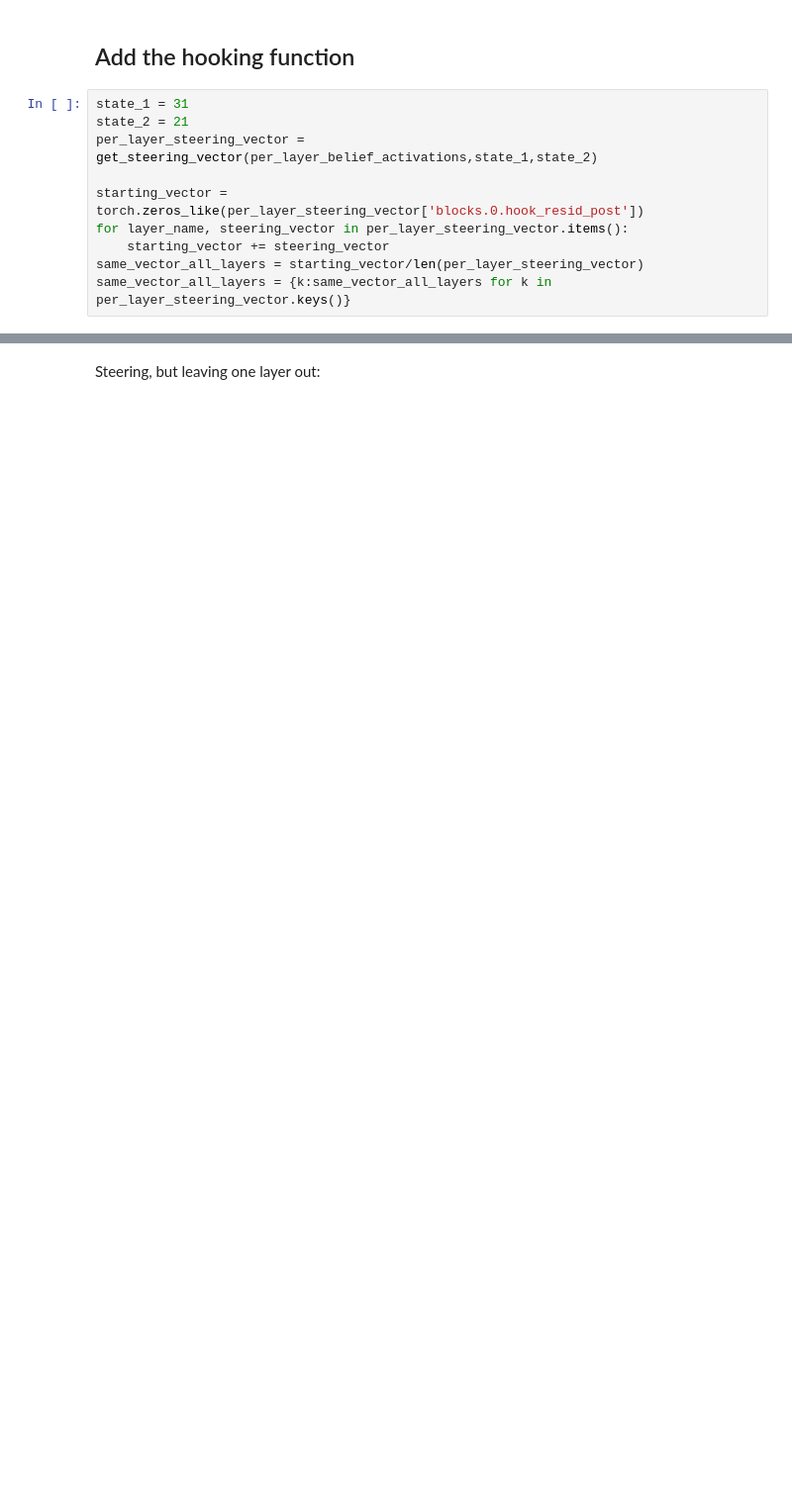
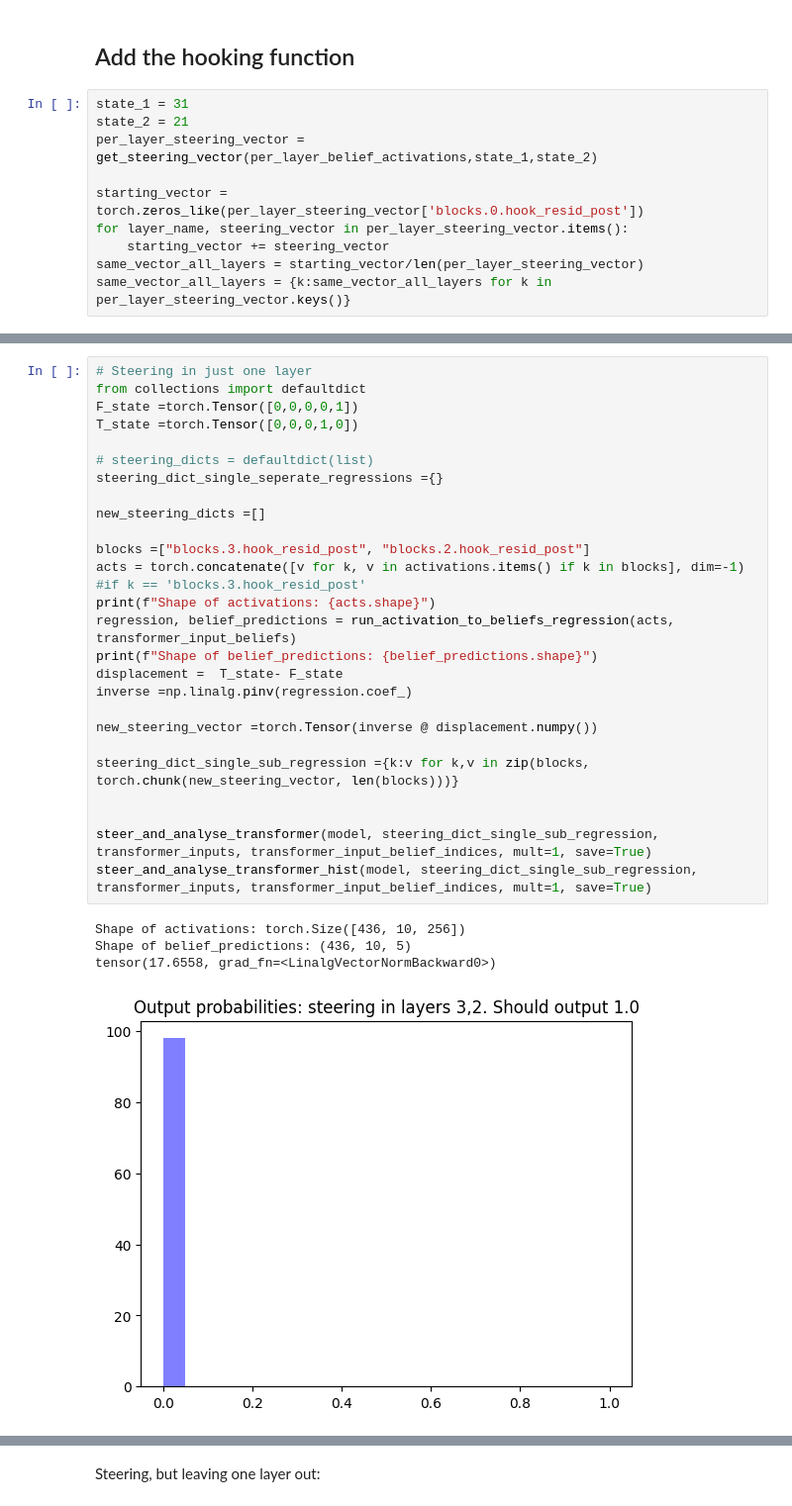
Before and after one commit to adamimos/epsilon-transformers, a Jupyter notebook: examples/steering_rrxor_projection.ipynb, the cells around one changed output, grey strips where cells are left out. Shown at 99% size. Drawn from its saved outputs; the diff is of its cells as text; blank space fills up the shorter version.

```diff
--- a/examples/steering_rrxor_projection.ipynb
+++ b/examples/steering_rrxor_projection.ipynb
@@ -547,0 +1033,31 @@ tensor(79.5650, grad_fn=<LinalgVectorNormBackward0>)
+# %%
+# Steering in just one layer
+from collections import defaultdict
+F_state =torch.Tensor([0,0,0,0,1])
+T_state =torch.Tensor([0,0,0,1,0])
+
+# steering_dicts = defaultdict(list)
+steering_dict_single_seperate_regressions ={}
+
+new_steering_dicts =[]
+
+blocks =["blocks.3.hook_resid_post", "blocks.2.hook_resid_post"]
+acts = torch.concatenate([v for k, v in activations.items() if k in blocks], dim=-1) #if k == 'blocks.3.hook_resid_post'
+print(f"Shape of activations: {acts.shape}")
+regression, belief_predictions = run_activation_to_beliefs_regression(acts, transformer_input_beliefs)
+print(f"Shape of belief_predictions: {belief_predictions.shape}")
+displacement =  T_state- F_state
+inverse =np.linalg.pinv(regression.coef_)
+
+new_steering_vector =torch.Tensor(inverse @ displacement.numpy())
+
+steering_dict_single_sub_regression ={k:v for k,v in zip(blocks, torch.chunk(new_steering_vector, len(blocks)))}
+
+
+steer_and_analyse_transformer(model, steering_dict_single_sub_regression, transformer_inputs, transformer_input_belief_indices, mult=1, save=True)
+steer_and_analyse_transformer_hist(model, steering_dict_single_sub_regression, transformer_inputs, transformer_input_belief_indices, mult=1, save=True)
+# %% [output]
+Shape of activations: torch.Size([436, 10, 256])
+Shape of belief_predictions: (436, 10, 5)
+tensor(17.6558, grad_fn=<LinalgVectorNormBackward0>)
+[figure, added]
```
Also changed, not shown: parts of 32 cells of this notebook.
